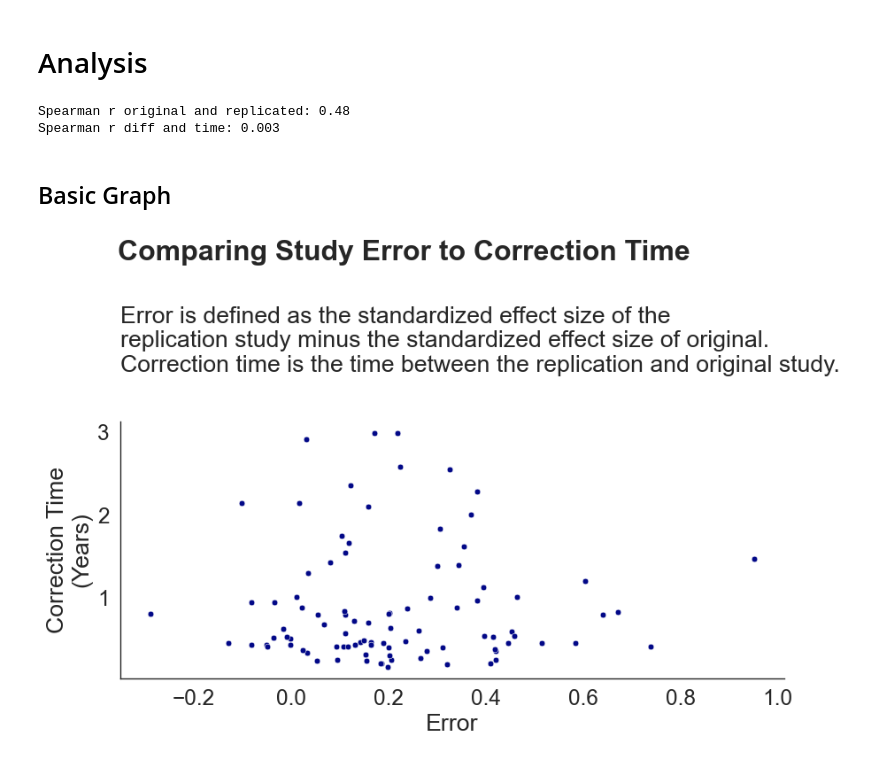
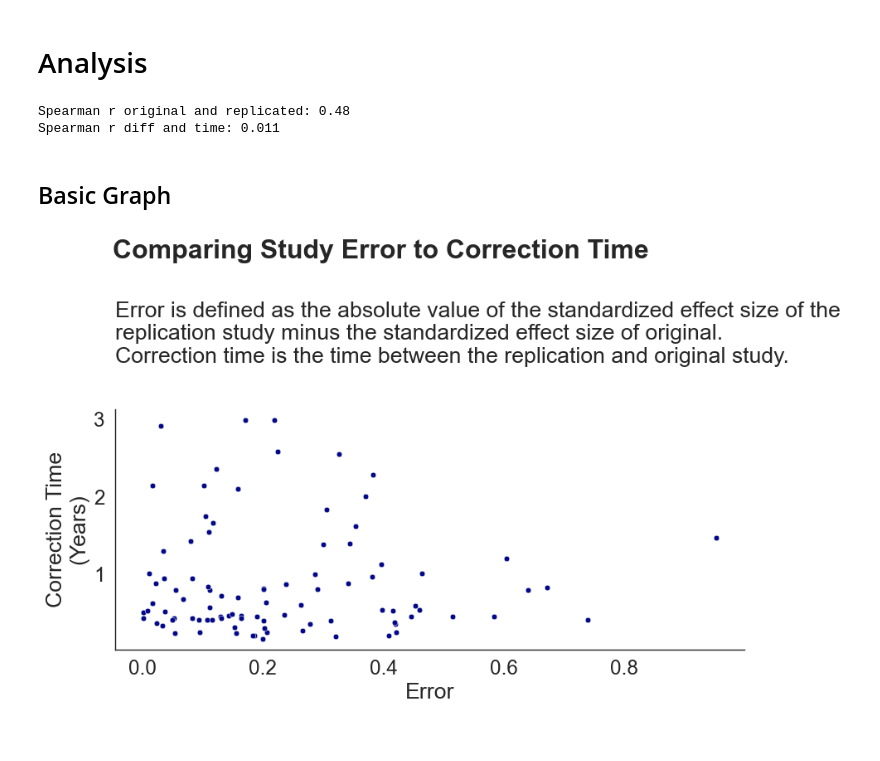
Before and after one commit to josh-ashkinaze/er_correct, a Jupyter notebook: replication.ipynb, the cells around one changed output. Cells and saved outputs as stored; diff of their text form; code cells hidden in the pictures.

Commit message:
abs error measurement

```diff
--- a/replication.ipynb
+++ b/replication.ipynb
@@ -117,24 +117,23 @@ I similariy use `T_r.O` and `T_r.R`
 # %% [markdown]
 # Analysis
 # %%
-df['diff'] = df['T.r.O'] - df['T.r.R']
+df['diff'] = np.abs(df['T.r.O'] - df['T.r.R'])
 df2 = df.dropna(subset=['diff', 'time_since'])
 
 print("Spearman r original and replicated:", np.round(stats.spearmanr(df2['T.r.O'],df2['T.r.R']).statistic,2))
 print("Spearman r diff and time:", np.round(stats.spearmanr(df2['diff'],df2['time_since']).statistic,3))
 # %% [output]
 Spearman r original and replicated: 0.48
-Spearman r diff and time: 0.003
+Spearman r diff and time: 0.011
 # %% [markdown]
 ## Basic Graph
 # %%
 plt.figure(figsize=(9,6))
-df['cit_diff'] = df['citations'] * df['diff']
 sns.scatterplot(data=df2, y='time_since_yr', x='diff')
 plt.xlabel("Error")
 plt.ylabel("Correction Time\n(Years)")
 plt.suptitle("Comparing Study Error to Correction Time", fontweight='bold', x=0.48)
-plt.title("Error is defined as the standardized effect size of the\nreplication study minus the standardized effect size of original.\nCorrection time is the time between the replication and original study.")
+plt.title("Error is defined as the absolute value of the standardized effect size of the\nreplication study minus the standardized effect size of original.\nCorrection time is the time between the replication and original study.")
 plt.savefig("science.pdf", format='pdf', dpi=300, bbox_inches='tight')
 # %% [output]
-[figure, old version]
+[figure, new version]
```
Also changed, not shown: parts of 11 cells of this notebook.
